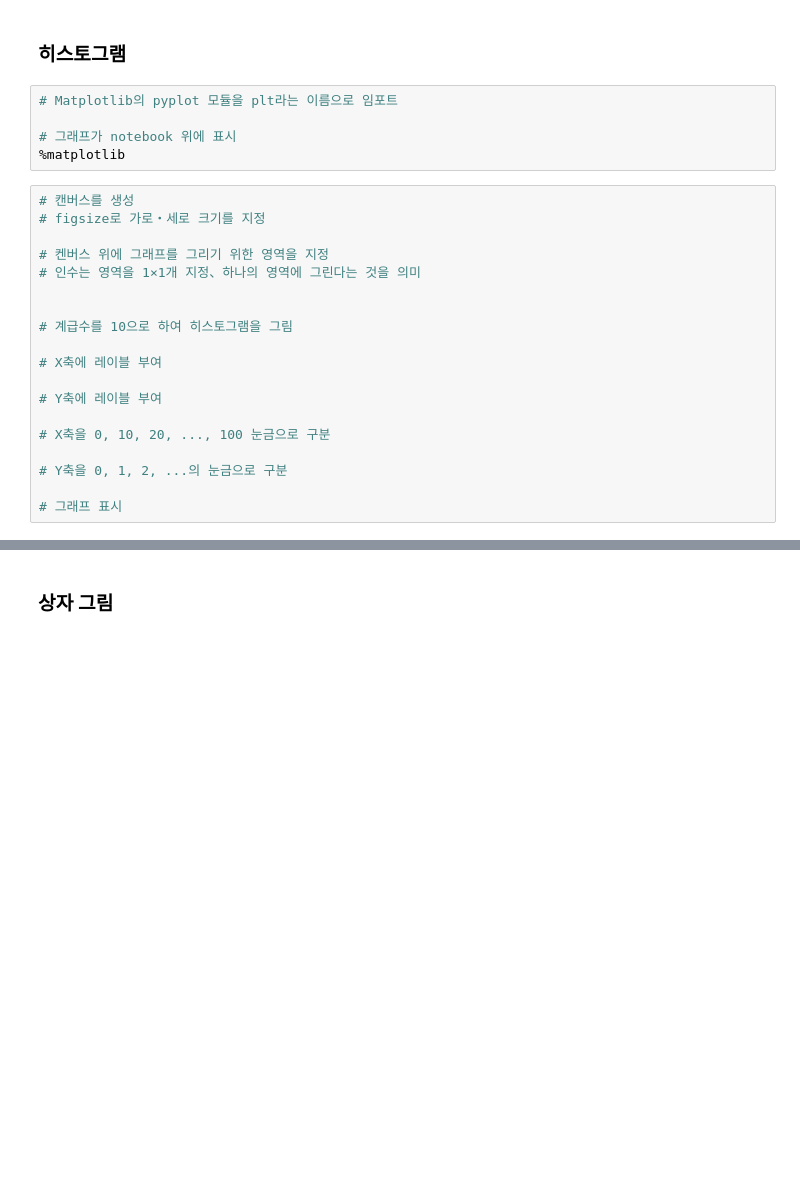
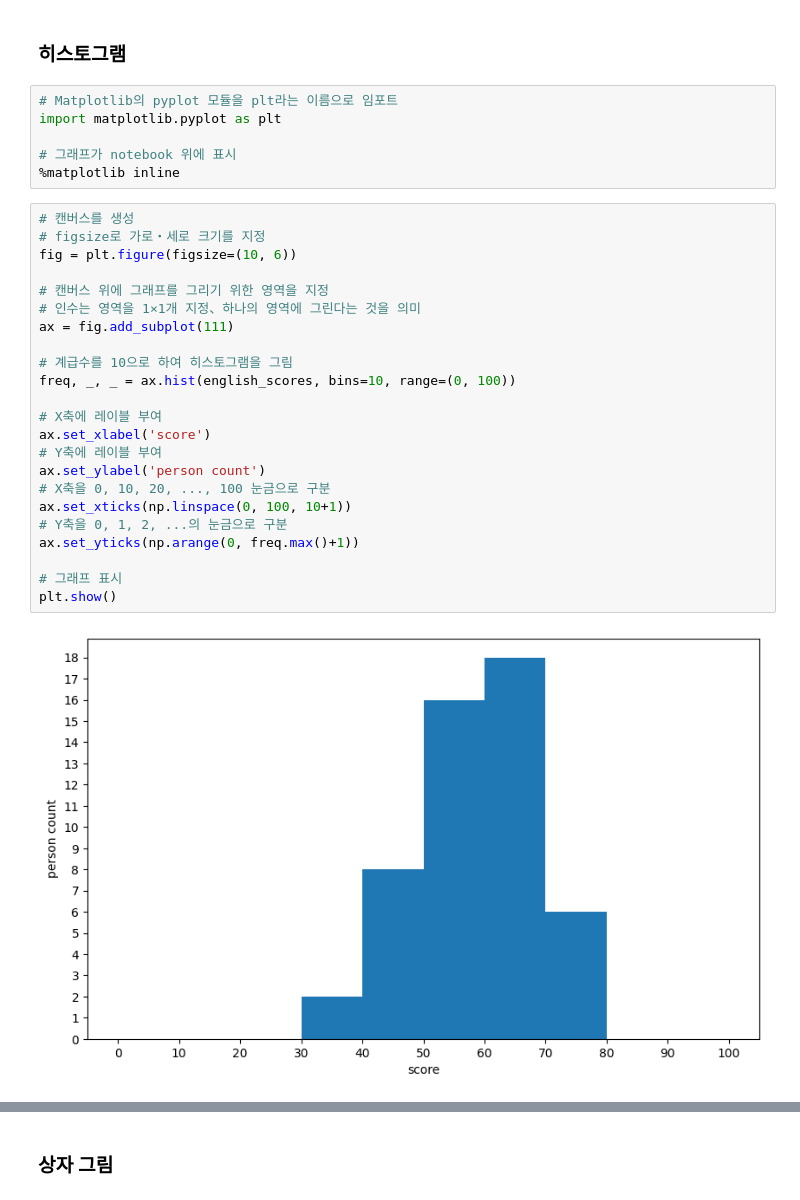
Before and after one commit to verba-neo/KDT-data-33, a Jupyter notebook: 02-statistics/chap02.ipynb, the cells around one changed output, grey strips where cells are left out. Saved outputs shown, nothing was run; the diff lists cells and outputs as text; blank space fills up the shorter version.

```diff
--- a/02-statistics/chap02.ipynb
+++ b/02-statistics/chap02.ipynb
@@ -384,25 +384,32 @@ freq_dist_df.loc[, 'class value']
 ### 히스토그램
 # %%
 # Matplotlib의 pyplot 모듈을 plt라는 이름으로 임포트
+import matplotlib.pyplot as plt
 
 # 그래프가 notebook 위에 표시
-%matplotlib
+%matplotlib inline
 # %%
 # 캔버스를 생성
 # figsize로 가로・세로 크기를 지정
+fig = plt.figure(figsize=(10, 6))
 
-# 켄버스 위에 그래프를 그리기 위한 영역을 지정
+# 캔버스 위에 그래프를 그리기 위한 영역을 지정
 # 인수는 영역을 1×1개 지정、하나의 영역에 그린다는 것을 의미
-
+ax = fig.add_subplot(111)
 
 # 계급수를 10으로 하여 히스토그램을 그림
+freq, _, _ = ax.hist(english_scores, bins=10, range=(0, 100))
 
 # X축에 레이블 부여
-
+ax.set_xlabel('score')
 # Y축에 레이블 부여
-
+ax.set_ylabel('person count')
 # X축을 0, 10, 20, ..., 100 눈금으로 구분
-
+ax.set_xticks(np.linspace(0, 100, 10+1))
 # Y축을 0, 1, 2, ...의 눈금으로 구분
+ax.set_yticks(np.arange(0, freq.max()+1))
 
 # 그래프 표시
+plt.show()
+# %% [output]
+[figure, added]
```
Also changed, not shown: parts of 4 cells of this notebook.
